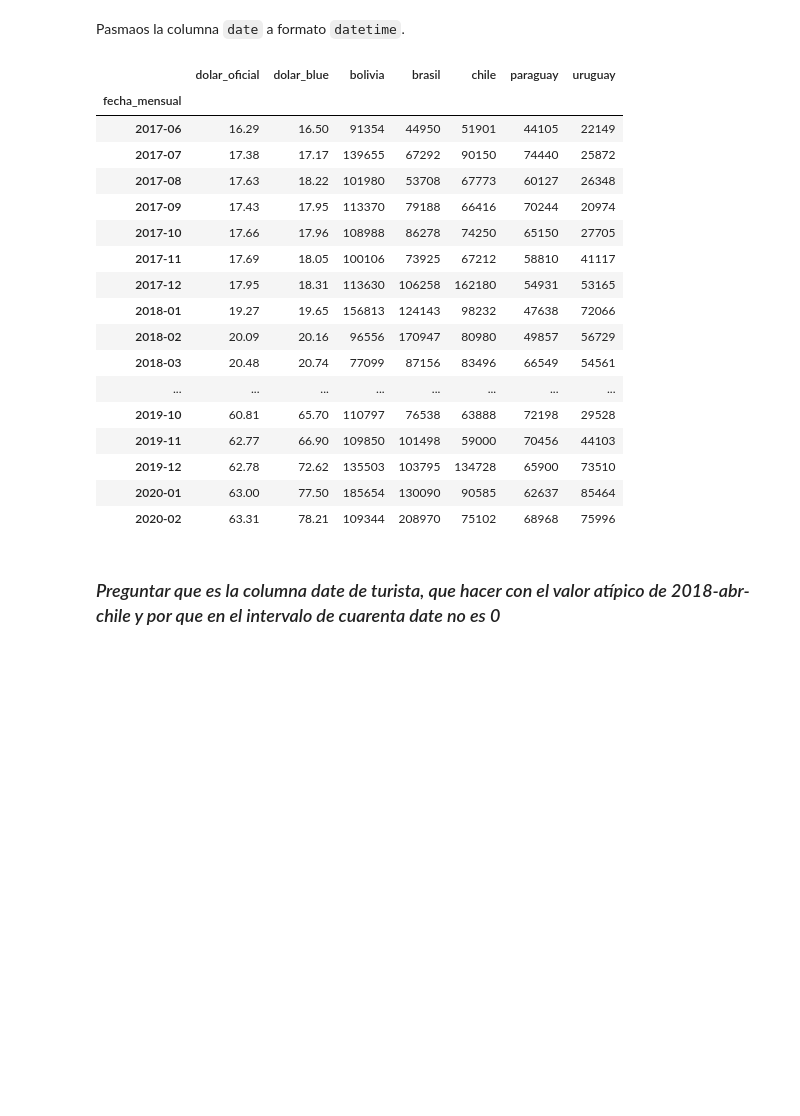
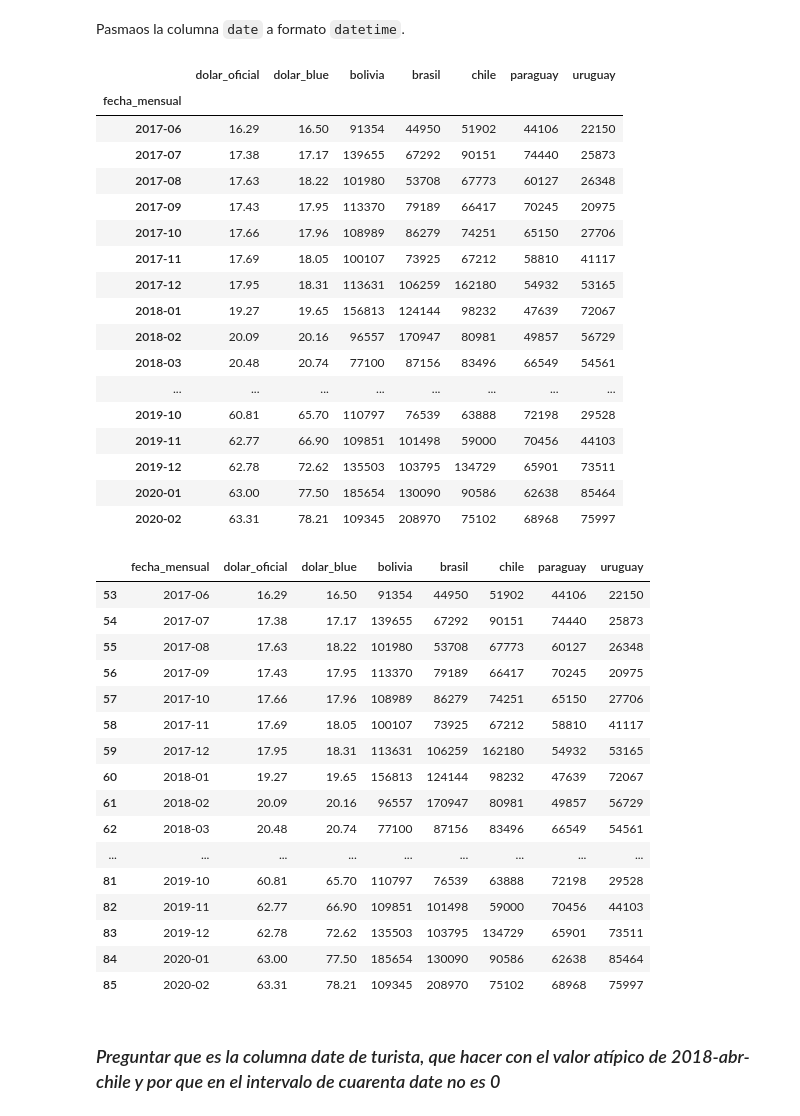
Before and after one commit to Isaiasgaray/fundamentos_tp, a Jupyter notebook: tp1/ejercicio_2/ejercicio2.ipynb, the cells around one changed output. Saved outputs shown, nothing was run; the diff lists cells and outputs as text; code cells hidden in the pictures; blank space fills up the shorter version.

```diff
--- a/tp1/ejercicio_2/ejercicio2.ipynb
+++ b/tp1/ejercicio_2/ejercicio2.ipynb
@@ -47,7 +47,7 @@ turista.rename(
 Casteamos las columnas de los turistas llegados de cada país a `int`.
 # %%
 turista[turista.columns[3:]] =\
-    turista[turista.columns[3:]].astype('int64')
+    turista[turista.columns[3:]].round().astype('int64')
 # %% [markdown]
 Viendo los máximos de cada campo vemos que hay un valor atípico en uno de ellos.
 # %%
@@ -90,22 +101,42 @@ turista_cambio.set_index('fecha_mensual')
 # %% [output]
 |  | dolar_oficial | dolar_blue | bolivia | brasil | chile | paraguay | uruguay |
 | fecha_mensual |  |  |  |  |  |  |  |
-| 2017-06 | 16.29 | 16.50 | 91354 | 44950 | 51901 | 44105 | 22149 |
-| 2017-07 | 17.38 | 17.17 | 139655 | 67292 | 90150 | 74440 | 25872 |
+| 2017-06 | 16.29 | 16.50 | 91354 | 44950 | 51902 | 44106 | 22150 |
+| 2017-07 | 17.38 | 17.17 | 139655 | 67292 | 90151 | 74440 | 25873 |
 | 2017-08 | 17.63 | 18.22 | 101980 | 53708 | 67773 | 60127 | 26348 |
-| 2017-09 | 17.43 | 17.95 | 113370 | 79188 | 66416 | 70244 | 20974 |
-| 2017-10 | 17.66 | 17.96 | 108988 | 86278 | 74250 | 65150 | 27705 |
-| 2017-11 | 17.69 | 18.05 | 100106 | 73925 | 67212 | 58810 | 41117 |
-| 2017-12 | 17.95 | 18.31 | 113630 | 106258 | 162180 | 54931 | 53165 |
-| 2018-01 | 19.27 | 19.65 | 156813 | 124143 | 98232 | 47638 | 72066 |
-| 2018-02 | 20.09 | 20.16 | 96556 | 170947 | 80980 | 49857 | 56729 |
-| 2018-03 | 20.48 | 20.74 | 77099 | 87156 | 83496 | 66549 | 54561 |
+| 2017-09 | 17.43 | 17.95 | 113370 | 79189 | 66417 | 70245 | 20975 |
+| 2017-10 | 17.66 | 17.96 | 108989 | 86279 | 74251 | 65150 | 27706 |
+| 2017-11 | 17.69 | 18.05 | 100107 | 73925 | 67212 | 58810 | 41117 |
+| 2017-12 | 17.95 | 18.31 | 113631 | 106259 | 162180 | 54932 | 53165 |
+| 2018-01 | 19.27 | 19.65 | 156813 | 124144 | 98232 | 47639 | 72067 |
+| 2018-02 | 20.09 | 20.16 | 96557 | 170947 | 80981 | 49857 | 56729 |
+| 2018-03 | 20.48 | 20.74 | 77100 | 87156 | 83496 | 66549 | 54561 |
 | ... | ... | ... | ... | ... | ... | ... | ... |
-| 2019-10 | 60.81 | 65.70 | 110797 | 76538 | 63888 | 72198 | 29528 |
-| 2019-11 | 62.77 | 66.90 | 109850 | 101498 | 59000 | 70456 | 44103 |
-| 2019-12 | 62.78 | 72.62 | 135503 | 103795 | 134728 | 65900 | 73510 |
-| 2020-01 | 63.00 | 77.50 | 185654 | 130090 | 90585 | 62637 | 85464 |
-| 2020-02 | 63.31 | 78.21 | 109344 | 208970 | 75102 | 68968 | 75996 |
+| 2019-10 | 60.81 | 65.70 | 110797 | 76539 | 63888 | 72198 | 29528 |
+| 2019-11 | 62.77 | 66.90 | 109851 | 101498 | 59000 | 70456 | 44103 |
+| 2019-12 | 62.78 | 72.62 | 135503 | 103795 | 134729 | 65901 | 73511 |
+| 2020-01 | 63.00 | 77.50 | 185654 | 130090 | 90586 | 62638 | 85464 |
+| 2020-02 | 63.31 | 78.21 | 109345 | 208970 | 75102 | 68968 | 75997 |
+# %%
+turista_cambio
+# %% [output]
+|  | fecha_mensual | dolar_oficial | dolar_blue | bolivia | brasil | chile | paraguay | uruguay |
+| 53 | 2017-06 | 16.29 | 16.50 | 91354 | 44950 | 51902 | 44106 | 22150 |
+| 54 | 2017-07 | 17.38 | 17.17 | 139655 | 67292 | 90151 | 74440 | 25873 |
+| 55 | 2017-08 | 17.63 | 18.22 | 101980 | 53708 | 67773 | 60127 | 26348 |
+| 56 | 2017-09 | 17.43 | 17.95 | 113370 | 79189 | 66417 | 70245 | 20975 |
+| 57 | 2017-10 | 17.66 | 17.96 | 108989 | 86279 | 74251 | 65150 | 27706 |
+| 58 | 2017-11 | 17.69 | 18.05 | 100107 | 73925 | 67212 | 58810 | 41117 |
+| 59 | 2017-12 | 17.95 | 18.31 | 113631 | 106259 | 162180 | 54932 | 53165 |
+| 60 | 2018-01 | 19.27 | 19.65 | 156813 | 124144 | 98232 | 47639 | 72067 |
+| 61 | 2018-02 | 20.09 | 20.16 | 96557 | 170947 | 80981 | 49857 | 56729 |
+| 62 | 2018-03 | 20.48 | 20.74 | 77100 | 87156 | 83496 | 66549 | 54561 |
+| ... | ... | ... | ... | ... | ... | ... | ... | ... |
+| 81 | 2019-10 | 60.81 | 65.70 | 110797 | 76539 | 63888 | 72198 | 29528 |
+| 82 | 2019-11 | 62.77 | 66.90 | 109851 | 101498 | 59000 | 70456 | 44103 |
+| 83 | 2019-12 | 62.78 | 72.62 | 135503 | 103795 | 134729 | 65901 | 73511 |
+| 84 | 2020-01 | 63.00 | 77.50 | 185654 | 130090 | 90586 | 62638 | 85464 |
+| 85 | 2020-02 | 63.31 | 78.21 | 109345 | 208970 | 75102 | 68968 | 75997 |
 # %% [markdown]
 ### *Preguntar que es la columna date de turista, que hacer con el valor atípico de 2018-abr-chile y por que en el intervalo de cuarenta date no es 0*
 # %% [markdown]
```
Also changed, not shown: parts of 4 cells of this notebook, 1 other file.
